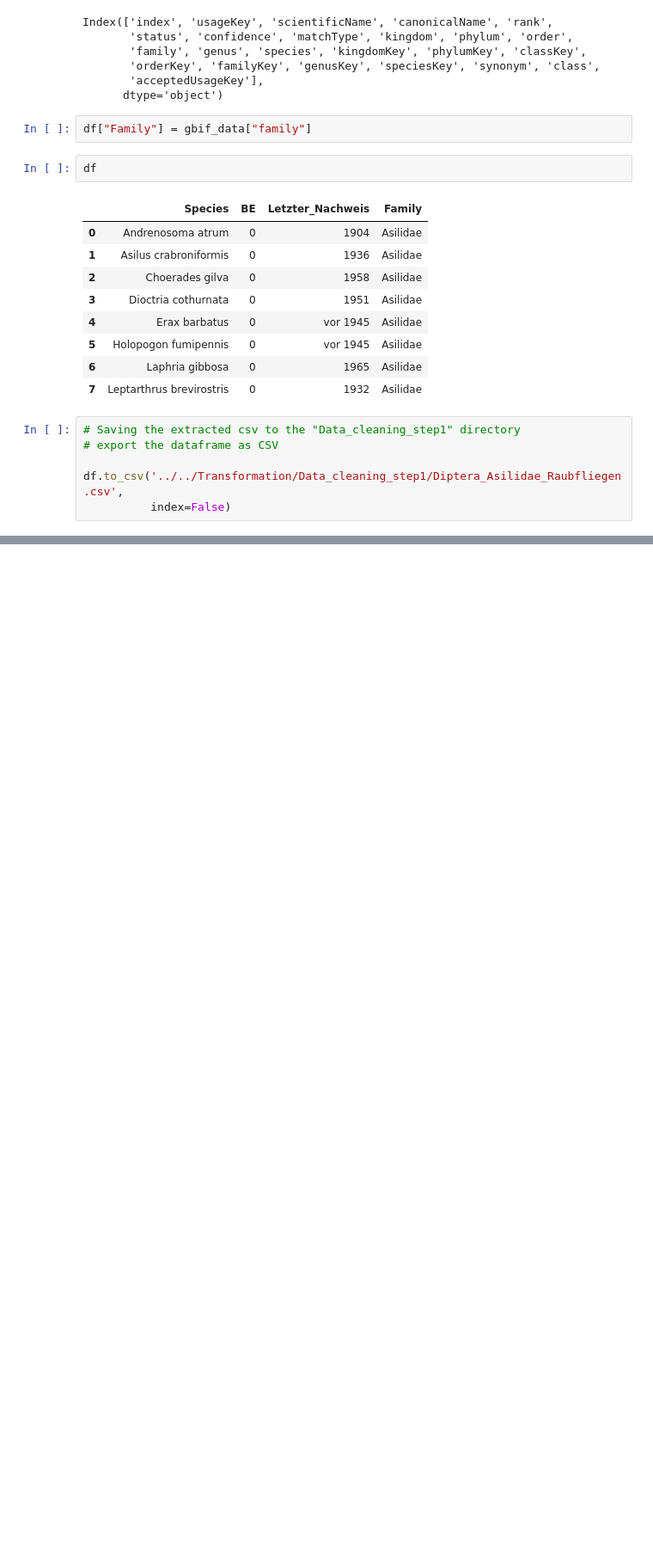
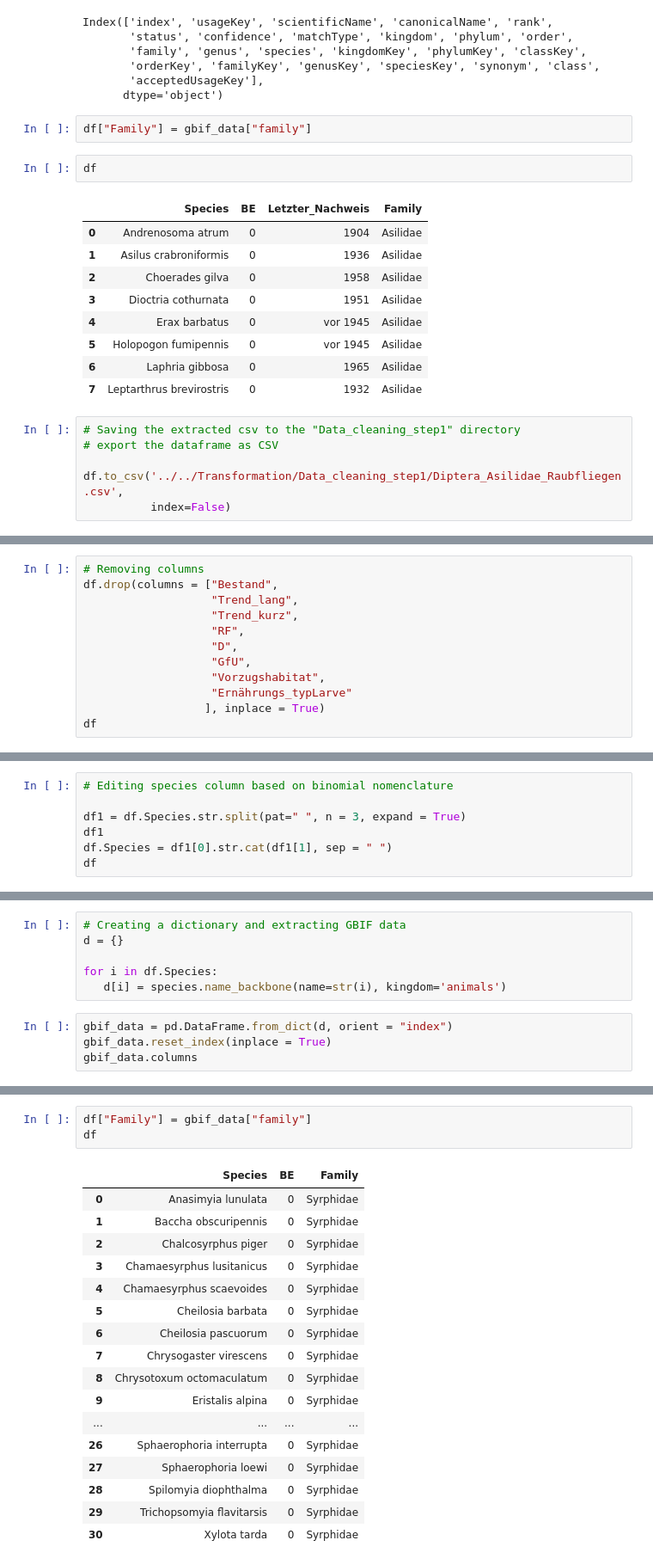
Before and after one commit to Zzzhenya/Berlin-red-list, a Jupyter notebook: Transformation/Raw_csv/Insecta.ipynb, the cells around one changed output, grey strips where cells are left out. Shown at 86% size. Drawn from its saved outputs; the diff is of its cells as text; blank space fills up the shorter version.

```diff
--- a/Transformation/Raw_csv/Insecta.ipynb
+++ b/Transformation/Raw_csv/Insecta.ipynb
@@ -1506,0 +1518,12 @@ df.to_csv('../../Transformation/Data_cleaning_step1/Diptera_Asilidae_Raubfliegen
+# %%
+# Removing columns
+df.drop(columns = ["Bestand",
+                   "Trend_lang",
+                   "Trend_kurz",
+                   "RF",
+                   "D",
+                   "GfU",
+                   "Vorzugshabitat",
+                   "Ernährungs_typLarve"
+                  ], inplace = True)
+df
@@ -1506,0 +1548,7 @@ df.to_csv('../../Transformation/Data_cleaning_step1/Diptera_Asilidae_Raubfliegen
+# %%
+# Editing species column based on binomial nomenclature
+
+df1 = df.Species.str.split(pat=" ", n = 3, expand = True)
+df1
+df.Species = df1[0].str.cat(df1[1], sep = " ")
+df
@@ -1506,0 +1573,10 @@ df.to_csv('../../Transformation/Data_cleaning_step1/Diptera_Asilidae_Raubfliegen
+# %%
+# Creating a dictionary and extracting GBIF data
+d = {}
+
+for i in df.Species:
+   d[i] = species.name_backbone(name=str(i), kingdom='animals')
+# %%
+gbif_data = pd.DataFrame.from_dict(d, orient = "index")
+gbif_data.reset_index(inplace = True)
+gbif_data.columns
@@ -1506,0 +1590,21 @@ df.to_csv('../../Transformation/Data_cleaning_step1/Diptera_Asilidae_Raubfliegen
+# %%
+df["Family"] = gbif_data["family"]
+df
+# %% [output]
+|  | Species | BE | Family |
+| 0 | Anasimyia lunulata | 0 | Syrphidae |
+| 1 | Baccha obscuripennis | 0 | Syrphidae |
+| 2 | Chalcosyrphus piger | 0 | Syrphidae |
+| 3 | Chamaesyrphus lusitanicus | 0 | Syrphidae |
+| 4 | Chamaesyrphus scaevoides | 0 | Syrphidae |
+| 5 | Cheilosia barbata | 0 | Syrphidae |
+| 6 | Cheilosia pascuorum | 0 | Syrphidae |
+| 7 | Chrysogaster virescens | 0 | Syrphidae |
+| 8 | Chrysotoxum octomaculatum | 0 | Syrphidae |
+| 9 | Eristalis alpina | 0 | Syrphidae |
+| ... | ... | ... | ... |
+| 26 | Sphaerophoria interrupta | 0 | Syrphidae |
+| 27 | Sphaerophoria loewi | 0 | Syrphidae |
+| 28 | Spilomyia diophthalma | 0 | Syrphidae |
+| 29 | Trichopsomyia flavitarsis | 0 | Syrphidae |
+| 30 | Xylota tarda | 0 | Syrphidae |
```
Also changed, not shown: parts of 31 cells of this notebook.
